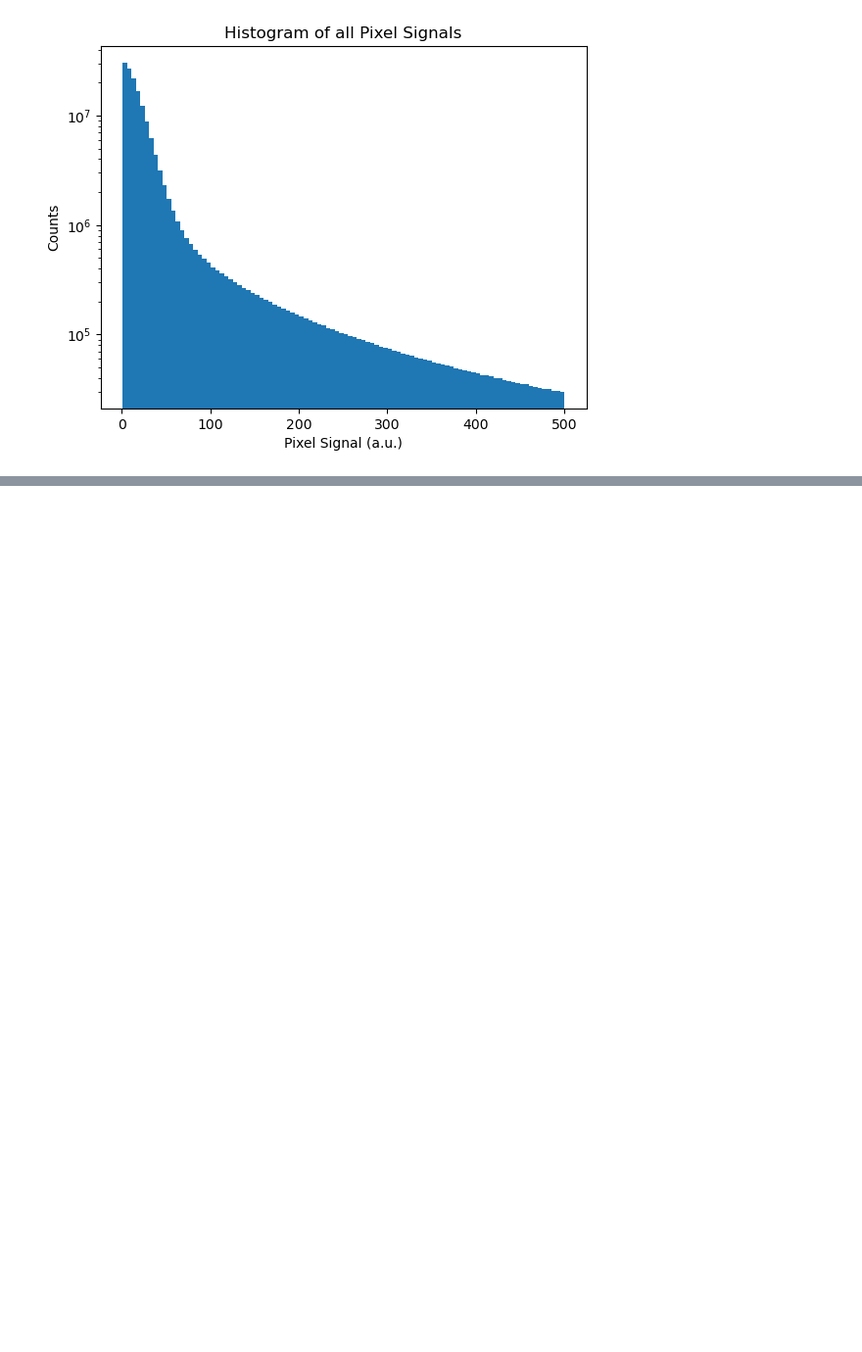
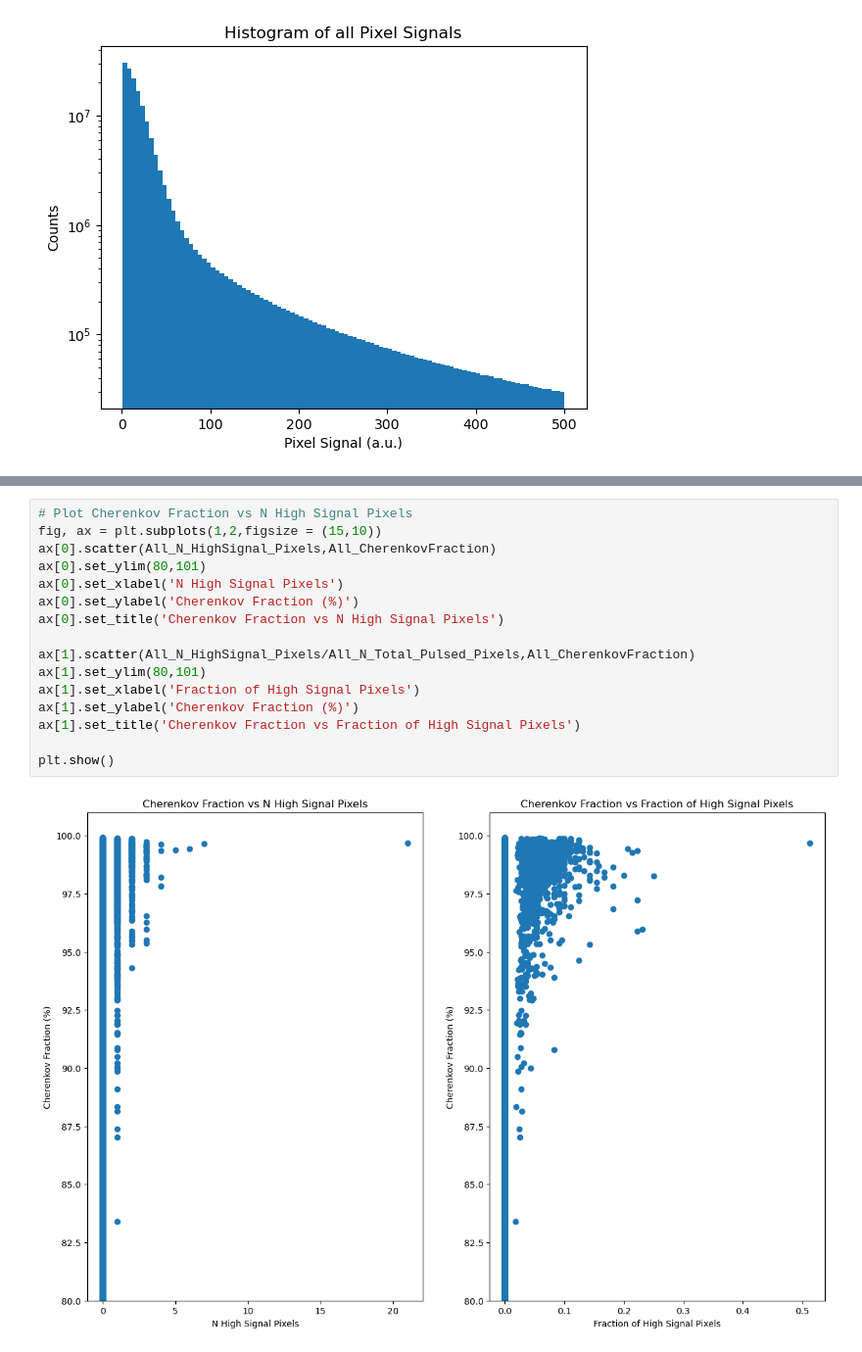
Before and after one commit to fedor-tairli/CDEProject, a Jupyter notebook: Dataset/TestingDataset_6.ipynb, the cells around one changed output, grey strips where cells are left out. Shown at 98% size. Drawn from its saved outputs; the diff is of its cells as text; blank space fills up the shorter version.

Commit message:
Saturated Pixels vs CF Testing

```diff
--- a/Dataset/TestingDataset_6.ipynb
+++ b/Dataset/TestingDataset_6.ipynb
@@ -260,0 +297,18 @@ plt.show()
+# %%
+# Plot Cherenkov Fraction vs N High Signal Pixels
+fig, ax = plt.subplots(1,2,figsize = (15,10))
+ax[0].scatter(All_N_HighSignal_Pixels,All_CherenkovFraction)
+ax[0].set_ylim(80,101)
+ax[0].set_xlabel('N High Signal Pixels')
+ax[0].set_ylabel('Cherenkov Fraction (%)')
+ax[0].set_title('Cherenkov Fraction vs N High Signal Pixels')
+
+ax[1].scatter(All_N_HighSignal_Pixels/All_N_Total_Pulsed_Pixels,All_CherenkovFraction)
+ax[1].set_ylim(80,101)
+ax[1].set_xlabel('Fraction of High Signal Pixels')
+ax[1].set_ylabel('Cherenkov Fraction (%)')
+ax[1].set_title('Cherenkov Fraction vs Fraction of High Signal Pixels')
+
+plt.show()
+# %% [output]
+[figure, added]
```
Also changed, not shown: parts of 9 cells of this notebook, 4 other files.
